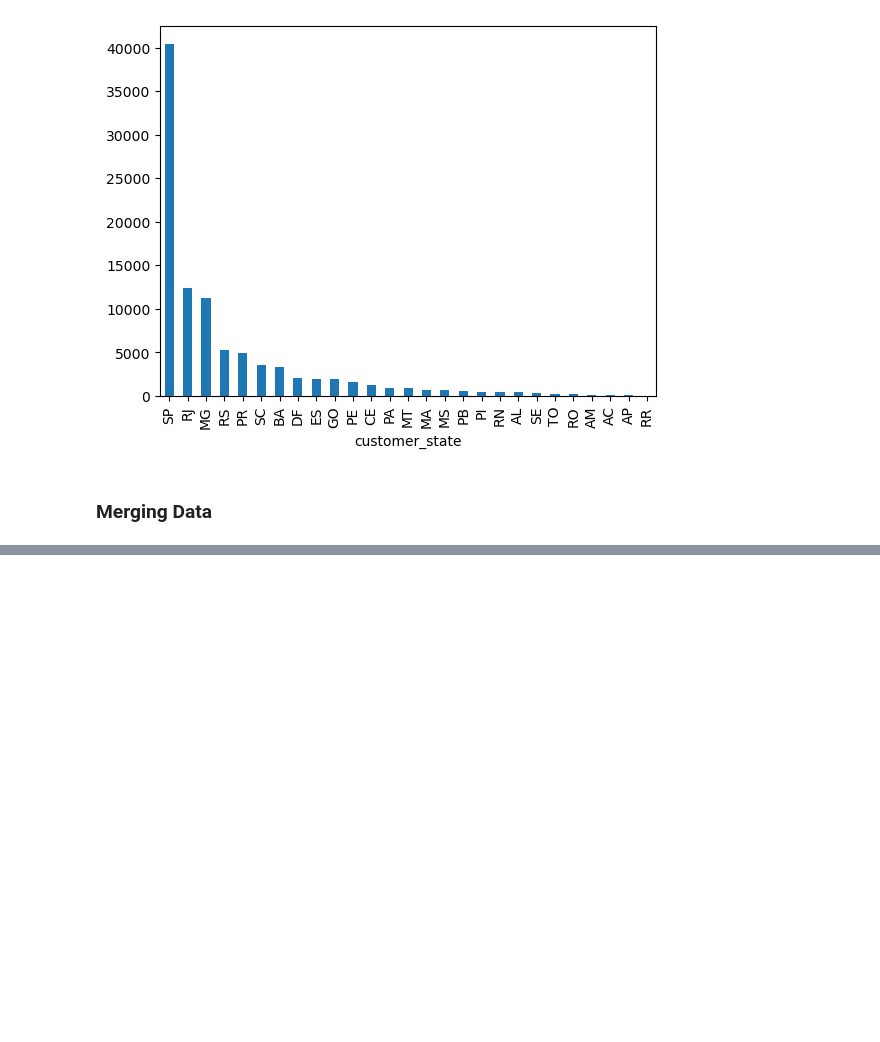
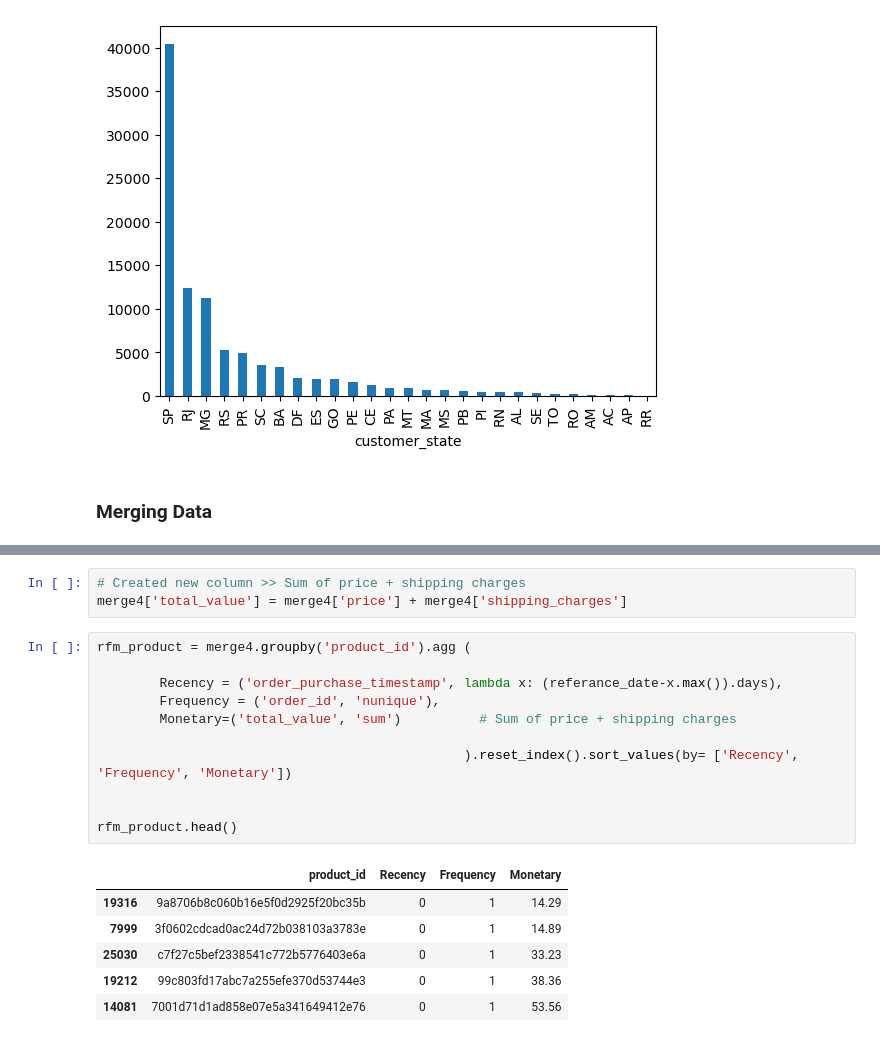
Before and after one commit to sagarbarge/Marketing-and-Retail-Analytics, a Jupyter notebook: Capstone_Retail_Data.ipynb, the cells around one changed output, grey strips where cells are left out. Drawn from its saved outputs; the diff is of its cells as text; blank space fills up the shorter version.

```diff
--- a/Capstone_Retail_Data.ipynb
+++ b/Capstone_Retail_Data.ipynb
@@ -665,0 +773,21 @@ data.head()
+# %%
+# Created new column >> Sum of price + shipping charges
+merge4['total_value'] = merge4['price'] + merge4['shipping_charges']
+# %%
+rfm_product = merge4.groupby('product_id').agg (
+
+        Recency = ('order_purchase_timestamp', lambda x: (referance_date-x.max()).days),
+        Frequency = ('order_id', 'nunique'),
+        Monetary=('total_value', 'sum')          # Sum of price + shipping charges
+
+                                               ).reset_index().sort_values(by= ['Recency', 'Frequency', 'Monetary'])
+
+
+rfm_product.head()
+# %% [output]
+|  | product_id | Recency | Frequency | Monetary |
+| 19316 | 9a8706b8c060b16e5f0d2925f20bc35b | 0 | 1 | 14.29 |
+| 7999 | 3f0602cdcad0ac24d72b038103a3783e | 0 | 1 | 14.89 |
+| 25030 | c7f27c5bef2338541c772b5776403e6a | 0 | 1 | 33.23 |
+| 19212 | 99c803fd17abc7a255efe370d53744e3 | 0 | 1 | 38.36 |
+| 14081 | 7001d71d1ad858e07e5a341649412e76 | 0 | 1 | 53.56 |
```
Also changed, not shown: parts of 23 cells of this notebook.
